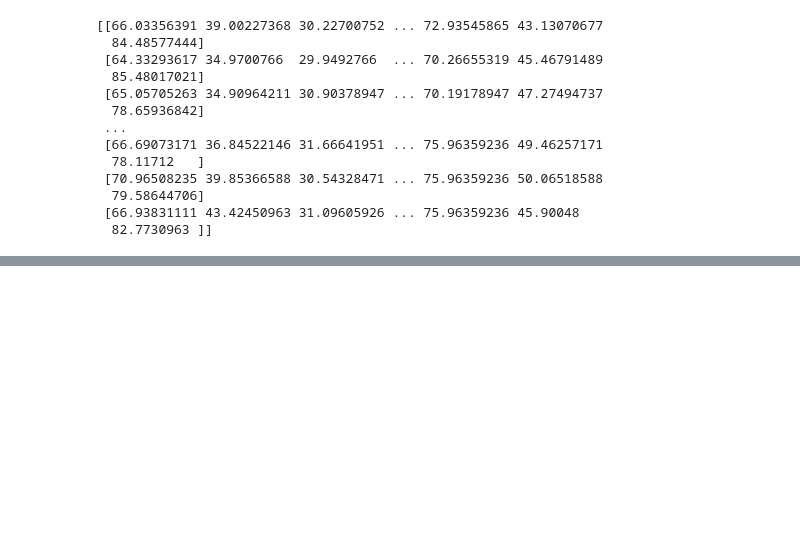
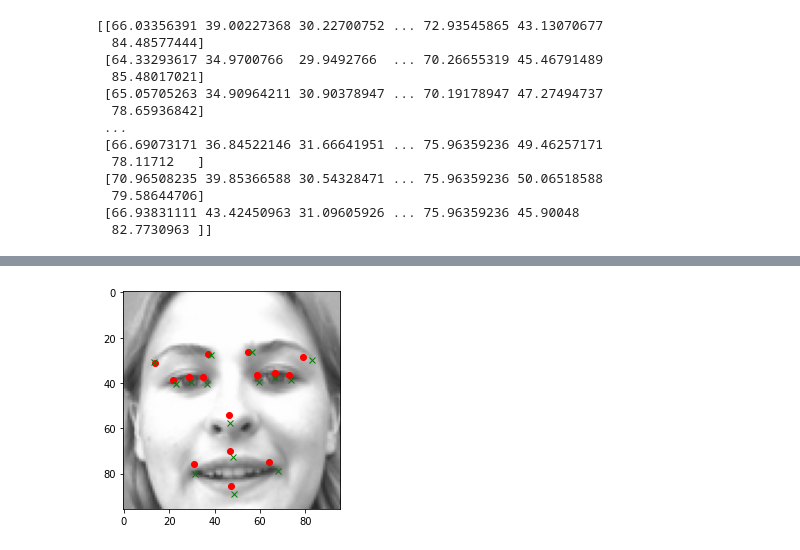
Before and after one commit to Louis-Celerier/LIFPROJET_AM3, a Jupyter notebook: CNN/FaceRecog.ipynb, the cells around one changed output, grey strips where cells are left out. Drawn from its saved outputs; the diff is of its cells as text; code cells hidden in the pictures; blank space fills up the shorter version.

```diff
--- a/CNN/FaceRecog.ipynb
+++ b/CNN/FaceRecog.ipynb
@@ -93,0 +264,15 @@ model.save_weights("./checkpoints/CNN1.ckpt")
+# %%
+#Résultats CNN "de zero"
+#Le vert représente la "vrai" valeur et le rouge ce qui est déduit par le CNN
+
+pred_model2  = model2.predict(tf.expand_dims(tf.convert_to_tensor(x_test[11]), axis=0))
+
+plt.imshow(x_test[11])
+
+for i in range(1,31,2):
+    plt.plot(pred_model2[0][i-1], pred_model2[0][i], 'ro')
+    plt.plot(y_test[11][i-1], y_test[11][i], 'x', color='green')
+
+plt.show()
+# %% [output]
+[figure, added]
```
Also changed, not shown: parts of 11 cells of this notebook, 2 other files.
